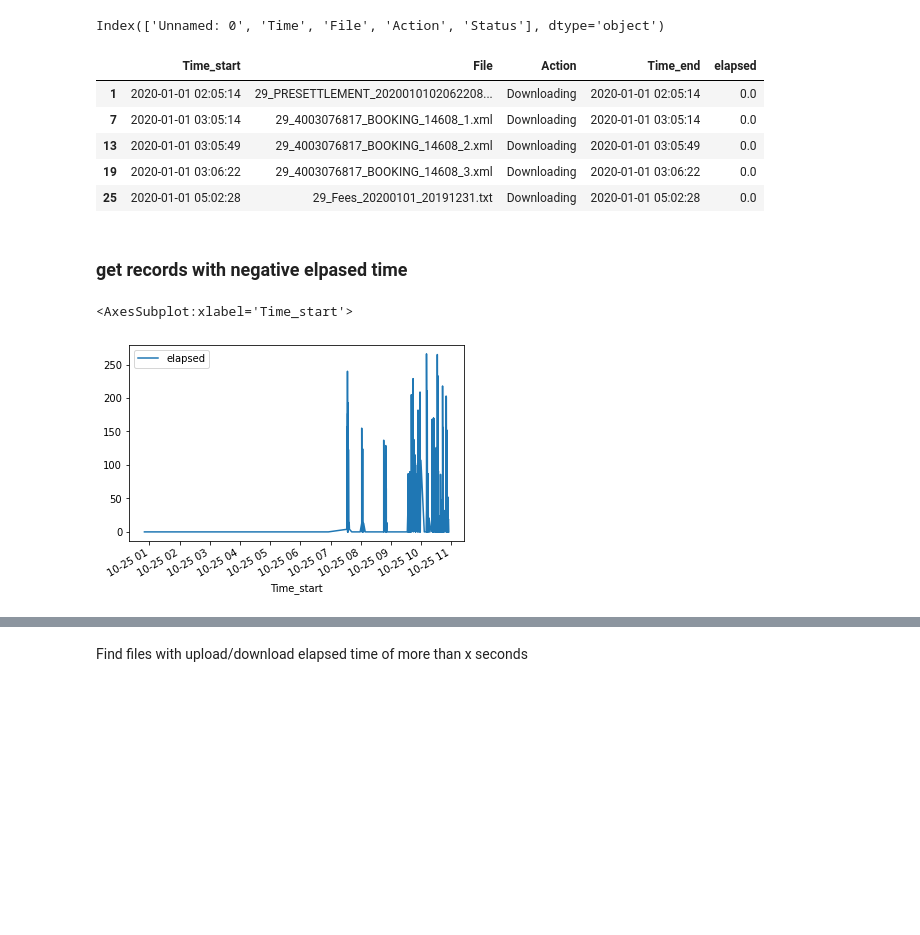
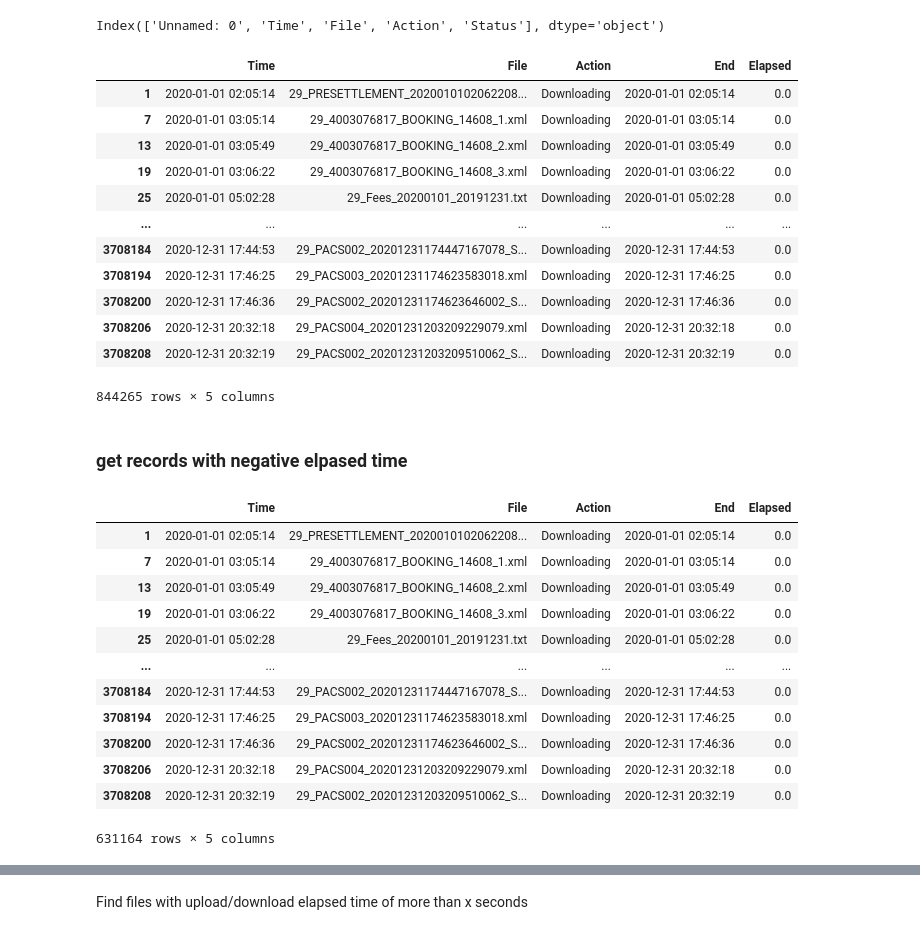
Before and after one commit to yjad/training, a Jupyter notebook: xml/ach_perf.ipynb, the cells around one changed output, grey strips where cells are left out. Cells and saved outputs as stored; diff of their text form; code cells hidden in the pictures; blank space fills up the shorter version.

```diff
--- a/xml/ach_perf.ipynb
+++ b/xml/ach_perf.ipynb
@@ -213,28 +217,45 @@ data.columns
 # %% [output]
 Index(['Unnamed: 0', 'Time', 'File', 'Action', 'Status'], dtype='object')
 # %%
-start = data[['Time','File']].loc[data['Status'] == '......']
-end = data[['Time','File']].loc[data['Status'] == 'Completed']
-end.columns =['End', 'File']
+start = data[['Time','File', 'Action']].loc[(data['Status'] == '......') & (data['Action'].isin(['Downloading','Uploading'])) ]
+# start.columns =['Start', 'File']
+end = data[['Time','File', 'Action']].loc[(data['Status'] == 'Completed') & (data['Action'].isin(['Downloading','Uploading'])) ]
+end.columns =['End', 'File', 'Action']
 # start
-end
-# dnld_time = start.join(end, on=['File'] )
-dnld_time = pd.concat(start, end )
-# dnld_time.head()
+# end
+dnld_time=start.join(end.set_index(['File','Action']), on=['File', 'Action'])
+dnld_time['Elapsed']= (dnld_time['End'] - dnld_time['Time']).dt.total_seconds()
+dnld_time
 # %% [output]
-|  | Time_start | File | Action | Time_end | elapsed |
+|  | Time | File | Action | End | Elapsed |
 | 1 | 2020-01-01 02:05:14 | 29_PRESETTLEMENT_2020010102062208... | Downloading | 2020-01-01 02:05:14 | 0.0 |
 | 7 | 2020-01-01 03:05:14 | 29_4003076817_BOOKING_14608_1.xml | Downloading | 2020-01-01 03:05:14 | 0.0 |
 | 13 | 2020-01-01 03:05:49 | 29_4003076817_BOOKING_14608_2.xml | Downloading | 2020-01-01 03:05:49 | 0.0 |
 | 19 | 2020-01-01 03:06:22 | 29_4003076817_BOOKING_14608_3.xml | Downloading | 2020-01-01 03:06:22 | 0.0 |
 | 25 | 2020-01-01 05:02:28 | 29_Fees_20200101_20191231.txt | Downloading | 2020-01-01 05:02:28 | 0.0 |
+| ... | ... | ... | ... | ... | ... |
+| 3708184 | 2020-12-31 17:44:53 | 29_PACS002_20201231174447167078_S... | Downloading | 2020-12-31 17:44:53 | 0.0 |
+| 3708194 | 2020-12-31 17:46:25 | 29_PACS003_20201231174623583018.xml | Downloading | 2020-12-31 17:46:25 | 0.0 |
+| 3708200 | 2020-12-31 17:46:36 | 29_PACS002_20201231174623646002_S... | Downloading | 2020-12-31 17:46:36 | 0.0 |
+| 3708206 | 2020-12-31 20:32:18 | 29_PACS004_20201231203209229079.xml | Downloading | 2020-12-31 20:32:18 | 0.0 |
+| 3708208 | 2020-12-31 20:32:19 | 29_PACS002_20201231203209510062_S... | Downloading | 2020-12-31 20:32:19 | 0.0 |
+844265 rows × 5 columns
 # %% [markdown]
 ### get records with negative elpased time
-# %%
-dnld_time=dnld_time.loc[dnld_time['elapsed'] >= 0]  # remove -ve elpased time
-x=dnld_time.loc[dnld_time['Time_start'].dt.date == np.datetime64('2021-10-25')] # limit the plot for one day
-
-x[['Time_start','elapsed', 'Action']].set_index('Time_start').plot()
-# %% [output]
-<AxesSubplot:xlabel='Time_start'>
-[figure, removed]
+# %%
+dnld_time=dnld_time.loc[dnld_time['Elapsed'] >= 0]  # remove -ve elpased time
+dnld_time
+# %% [output]
+|  | Time | File | Action | End | Elapsed |
+| 1 | 2020-01-01 02:05:14 | 29_PRESETTLEMENT_2020010102062208... | Downloading | 2020-01-01 02:05:14 | 0.0 |
+| 7 | 2020-01-01 03:05:14 | 29_4003076817_BOOKING_14608_1.xml | Downloading | 2020-01-01 03:05:14 | 0.0 |
+| 13 | 2020-01-01 03:05:49 | 29_4003076817_BOOKING_14608_2.xml | Downloading | 2020-01-01 03:05:49 | 0.0 |
+| 19 | 2020-01-01 03:06:22 | 29_4003076817_BOOKING_14608_3.xml | Downloading | 2020-01-01 03:06:22 | 0.0 |
+| 25 | 2020-01-01 05:02:28 | 29_Fees_20200101_20191231.txt | Downloading | 2020-01-01 05:02:28 | 0.0 |
+| ... | ... | ... | ... | ... | ... |
+| 3708184 | 2020-12-31 17:44:53 | 29_PACS002_20201231174447167078_S... | Downloading | 2020-12-31 17:44:53 | 0.0 |
+| 3708194 | 2020-12-31 17:46:25 | 29_PACS003_20201231174623583018.xml | Downloading | 2020-12-31 17:46:25 | 0.0 |
+| 3708200 | 2020-12-31 17:46:36 | 29_PACS002_20201231174623646002_S... | Downloading | 2020-12-31 17:46:36 | 0.0 |
+| 3708206 | 2020-12-31 20:32:18 | 29_PACS004_20201231203209229079.xml | Downloading | 2020-12-31 20:32:18 | 0.0 |
+| 3708208 | 2020-12-31 20:32:19 | 29_PACS002_20201231203209510062_S... | Downloading | 2020-12-31 20:32:19 | 0.0 |
+631164 rows × 5 columns
```
Also changed, not shown: parts of 11 cells of this notebook.
